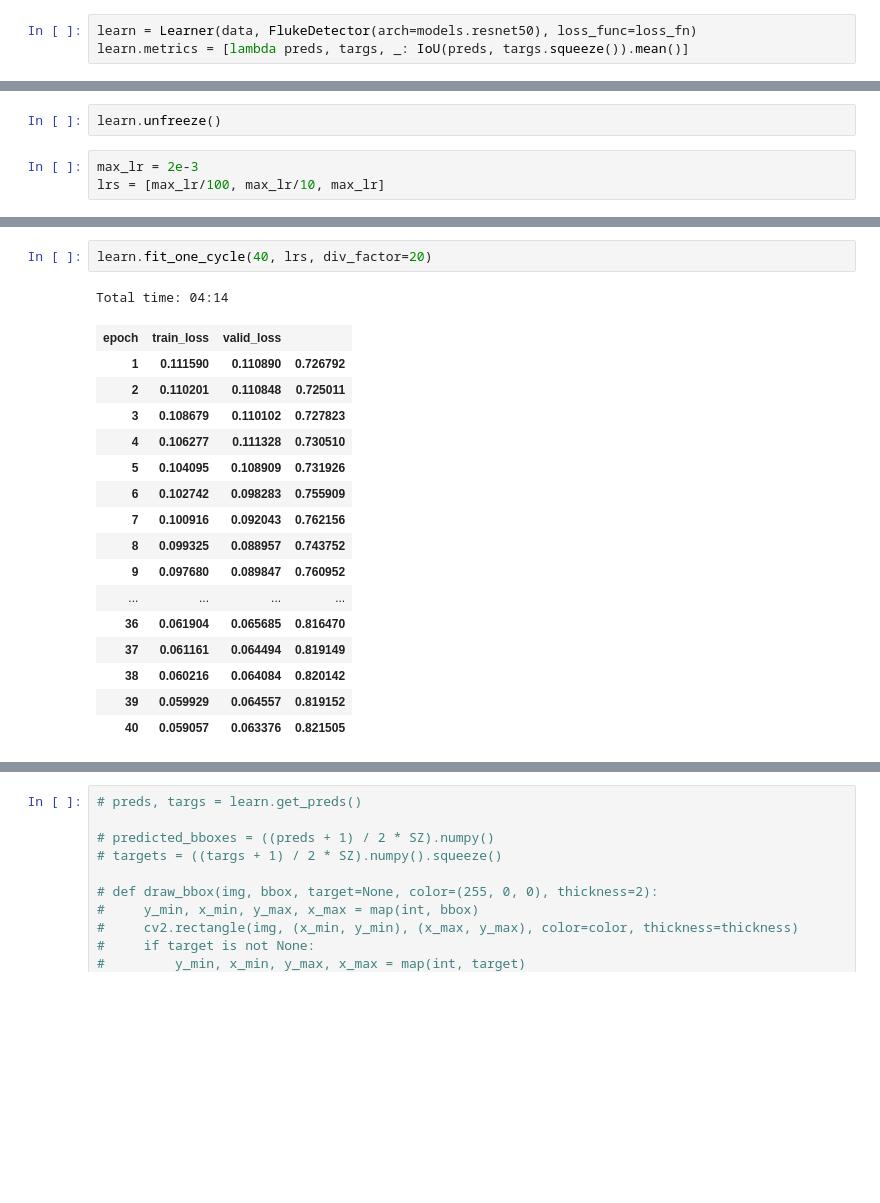
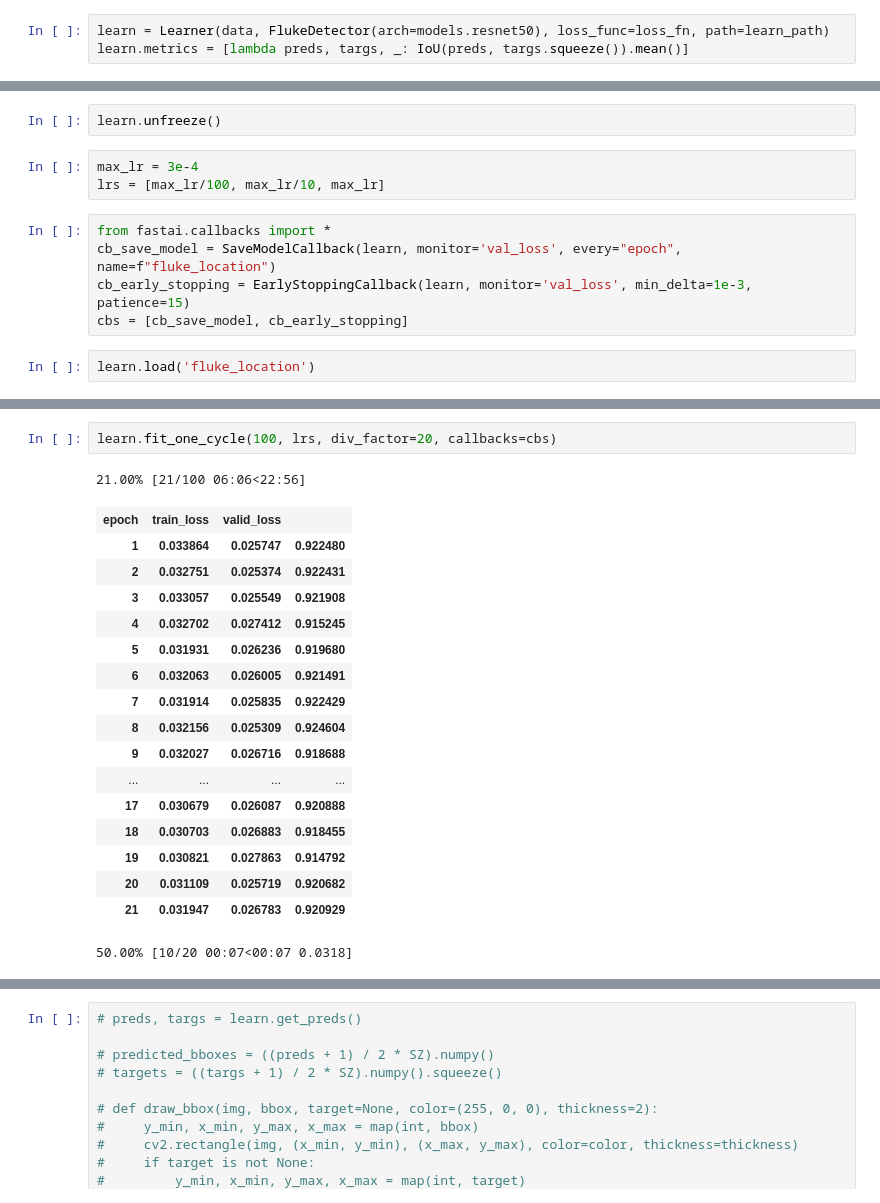
Before and after one commit to benwu232/humpback, a Jupyter notebook: fluke_detection.ipynb, the cells around one changed output, grey strips where cells are left out. Drawn from its saved outputs; the diff is of its cells as text; blank space fills up the shorter version.

```diff
--- a/fluke_detection.ipynb
+++ b/fluke_detection.ipynb
@@ -207,5 +227,5 @@ def loss_fn(preds, targs, class_idxs):
 # %%
-learn = Learner(data, FlukeDetector(arch=models.resnet50), loss_func=loss_fn)
+learn = Learner(data, FlukeDetector(arch=models.resnet50), loss_func=loss_fn, path=learn_path)
 learn.metrics = [lambda preds, targs, _: IoU(preds, targs.squeeze()).mean()]
 # %%
 learn.split([learn.model.cnn[:6], learn.model.cnn[6:], learn.model.head])
@@ -233,5 +238,12 @@ learn.recorder.plot_losses()
 # %%
 learn.unfreeze()
 # %%
-max_lr = 2e-3
+max_lr = 3e-4
 lrs = [max_lr/100, max_lr/10, max_lr]
+# %%
+from fastai.callbacks import *
+cb_save_model = SaveModelCallback(learn, monitor='val_loss', every="epoch", name=f"fluke_location")
+cb_early_stopping = EarlyStoppingCallback(learn, monitor='val_loss', min_delta=1e-3, patience=15)
+cbs = [cb_save_model, cb_early_stopping]
+# %%
+learn.load('fluke_location')
@@ -238,22 +268,23 @@ lrs = [max_lr/100, max_lr/10, max_lr]
 # %%
-learn.fit_one_cycle(40, lrs, div_factor=20)
+learn.fit_one_cycle(100, lrs, div_factor=20, callbacks=cbs)
 # %% [output]
-Total time: 04:14
+21.00% [21/100 06:06<22:56]
 | epoch | train_loss | valid_loss |  |
-| 1 | 0.111590 | 0.110890 | 0.726792 |
-| 2 | 0.110201 | 0.110848 | 0.725011 |
-| 3 | 0.108679 | 0.110102 | 0.727823 |
-| 4 | 0.106277 | 0.111328 | 0.730510 |
-| 5 | 0.104095 | 0.108909 | 0.731926 |
-| 6 | 0.102742 | 0.098283 | 0.755909 |
-| 7 | 0.100916 | 0.092043 | 0.762156 |
-| 8 | 0.099325 | 0.088957 | 0.743752 |
-| 9 | 0.097680 | 0.089847 | 0.760952 |
+| 1 | 0.033864 | 0.025747 | 0.922480 |
+| 2 | 0.032751 | 0.025374 | 0.922431 |
+| 3 | 0.033057 | 0.025549 | 0.921908 |
+| 4 | 0.032702 | 0.027412 | 0.915245 |
+| 5 | 0.031931 | 0.026236 | 0.919680 |
+| 6 | 0.032063 | 0.026005 | 0.921491 |
+| 7 | 0.031914 | 0.025835 | 0.922429 |
+| 8 | 0.032156 | 0.025309 | 0.924604 |
+| 9 | 0.032027 | 0.026716 | 0.918688 |
 | ... | ... | ... | ... |
-| 36 | 0.061904 | 0.065685 | 0.816470 |
-| 37 | 0.061161 | 0.064494 | 0.819149 |
-| 38 | 0.060216 | 0.064084 | 0.820142 |
-| 39 | 0.059929 | 0.064557 | 0.819152 |
-| 40 | 0.059057 | 0.063376 | 0.821505 |
+| 17 | 0.030679 | 0.026087 | 0.920888 |
+| 18 | 0.030703 | 0.026883 | 0.918455 |
+| 19 | 0.030821 | 0.027863 | 0.914792 |
+| 20 | 0.031109 | 0.025719 | 0.920682 |
+| 21 | 0.031947 | 0.026783 | 0.920929 |
+50.00% [10/20 00:07<00:07 0.0318]
 # %%
 learn.recorder.plot_losses()
```
Also changed, not shown: parts of 10 cells of this notebook, 1 other file.
